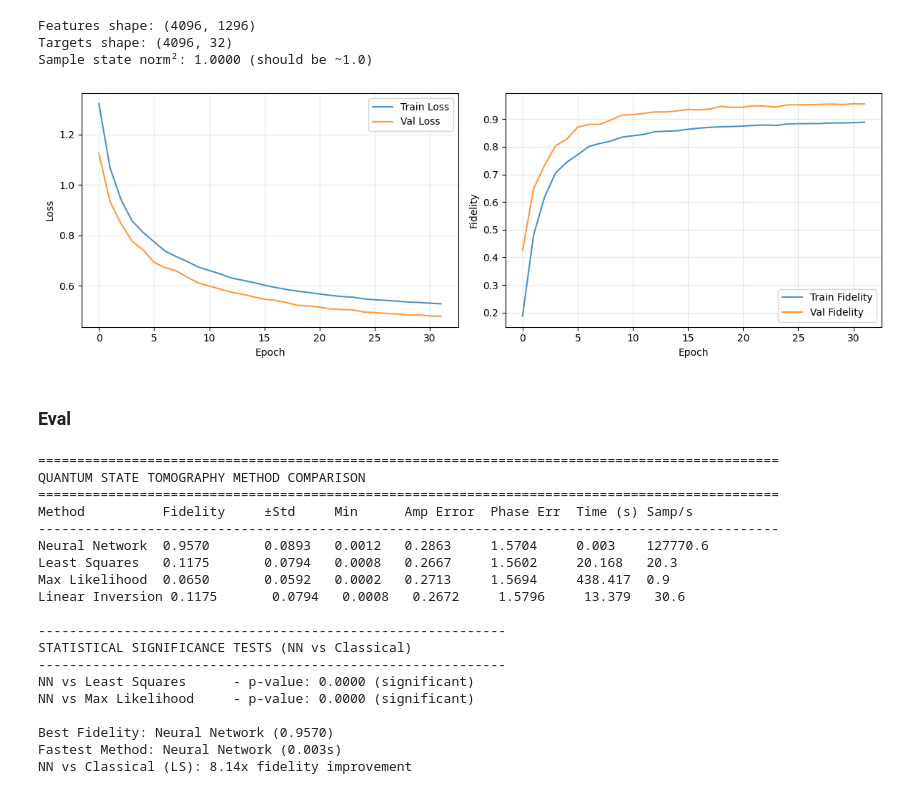
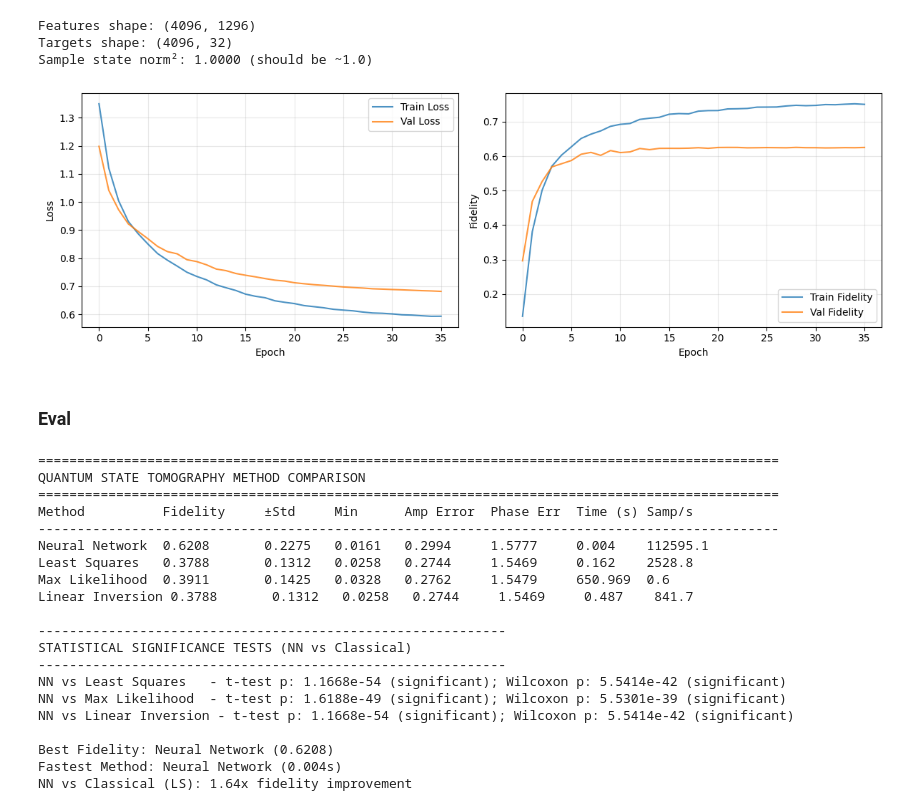
Before and after one commit to dhr412/quantum-state-nn, a Jupyter notebook: src/qubit_state_nn.ipynb, the cells around one changed output. Saved outputs shown, nothing was run; the diff lists cells and outputs as text; code cells hidden in the pictures.

```diff
--- a/src/qubit_state_nn.ipynb
+++ b/src/qubit_state_nn.ipynb
@@ -591,7 +726,7 @@ def evaluate_model(model, x_test, y_test, state_dim, n_settings):
 N_QUBITS = 4
 DATASET_SIZE = 4096
 SHOTS_PER_SETTING = 2048
-NOISE_COEF = 5e-3
+NOISE_COEF = 5e-2
 RANDOM_SEED = 21
 
 generator = QuantumDataGenerator(
@@ -620,38 +755,39 @@ Sample state norm²: 1.0000 (should be ~1.0)
 # %%
 x_train, x_temp, y_train, y_temp = train_test_split(X, y, test_size=0.2, random_state=RANDOM_SEED)
 x_val, x_test, y_val, y_test = train_test_split(x_temp, y_temp, test_size=0.5, random_state=RANDOM_SEED)
 
 STATE_DIM = 2**N_QUBITS
 trained_model = train_model(
     x_train, y_train, x_val, y_val,
     state_dim=STATE_DIM,
-    epochs=32,
+    epochs=36,
     batch_size=32,
     lr=5e-4
 )
 # %% [output]
-[figure, old version]
+[figure, new version]
 # %% [markdown]
 ### Eval
 # %%
-evaluate_model(trained_model, x_test, y_test, state_dim=STATE_DIM, n_settings=generator.n_settings)
+evaluate_model(trained_model, x_test, y_test, state_dim=STATE_DIM, measurement_settings=generator.measurement_settings, single_qubit_gates=generator.single_qubit_gates)
 # %% [output]
 ===============================================================================================
 QUANTUM STATE TOMOGRAPHY METHOD COMPARISON
 ===============================================================================================
 Method          Fidelity     ±Std     Min      Amp Error  Phase Err  Time (s) Samp/s
 -----------------------------------------------------------------------------------------------
-Neural Network  0.9570       0.0893   0.0012   0.2863     1.5704     0.003    127770.6
-Least Squares   0.1175       0.0794   0.0008   0.2667     1.5602     20.168   20.3
-Max Likelihood  0.0650       0.0592   0.0002   0.2713     1.5694     438.417  0.9
-Linear Inversion 0.1175       0.0794   0.0008   0.2672     1.5796     13.379   30.6
+Neural Network  0.6208       0.2275   0.0161   0.2994     1.5777     0.004    112595.1
+Least Squares   0.3788       0.1312   0.0258   0.2744     1.5469     0.162    2528.8
+Max Likelihood  0.3911       0.1425   0.0328   0.2762     1.5479     650.969  0.6
+Linear Inversion 0.3788       0.1312   0.0258   0.2744     1.5469     0.487    841.7
 
 ------------------------------------------------------------
 STATISTICAL SIGNIFICANCE TESTS (NN vs Classical)
 ------------------------------------------------------------
-NN vs Least Squares      - p-value: 0.0000 (significant)
-NN vs Max Likelihood     - p-value: 0.0000 (significant)
+NN vs Least Squares   - t-test p: 1.1668e-54 (significant); Wilcoxon p: 5.5414e-42 (significant)
+NN vs Max Likelihood  - t-test p: 1.6188e-49 (significant); Wilcoxon p: 5.5301e-39 (significant)
+NN vs Linear Inversion - t-test p: 1.1668e-54 (significant); Wilcoxon p: 5.5414e-42 (significant)
 
-Best Fidelity: Neural Network (0.9570)
-Fastest Method: Neural Network (0.003s)
-NN vs Classical (LS): 8.14x fidelity improvement
+Best Fidelity: Neural Network (0.6208)
+Fastest Method: Neural Network (0.004s)
+NN vs Classical (LS): 1.64x fidelity improvement
```
Also changed, not shown: parts of 1 cell of this notebook.
